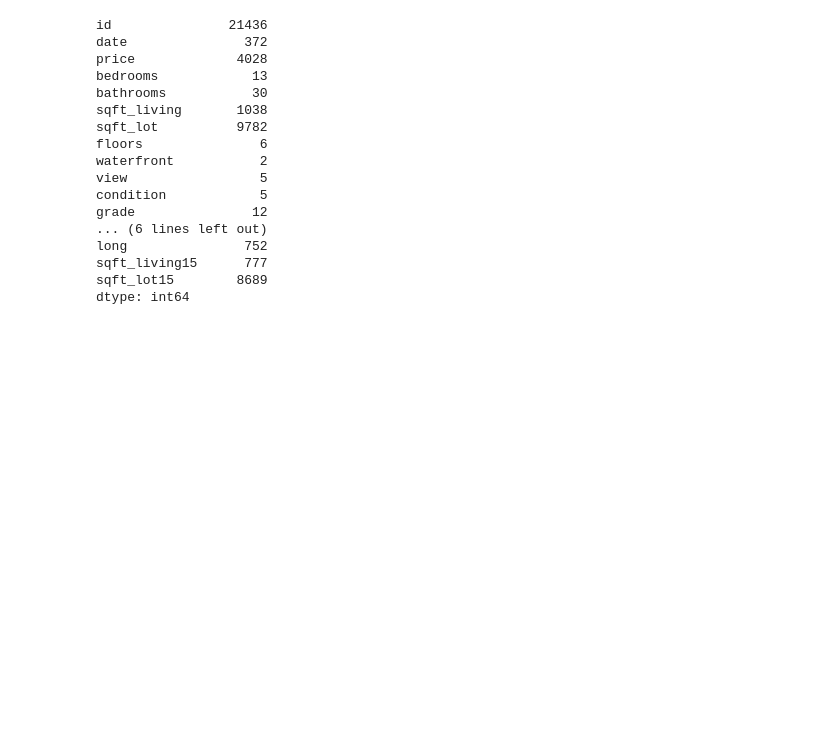
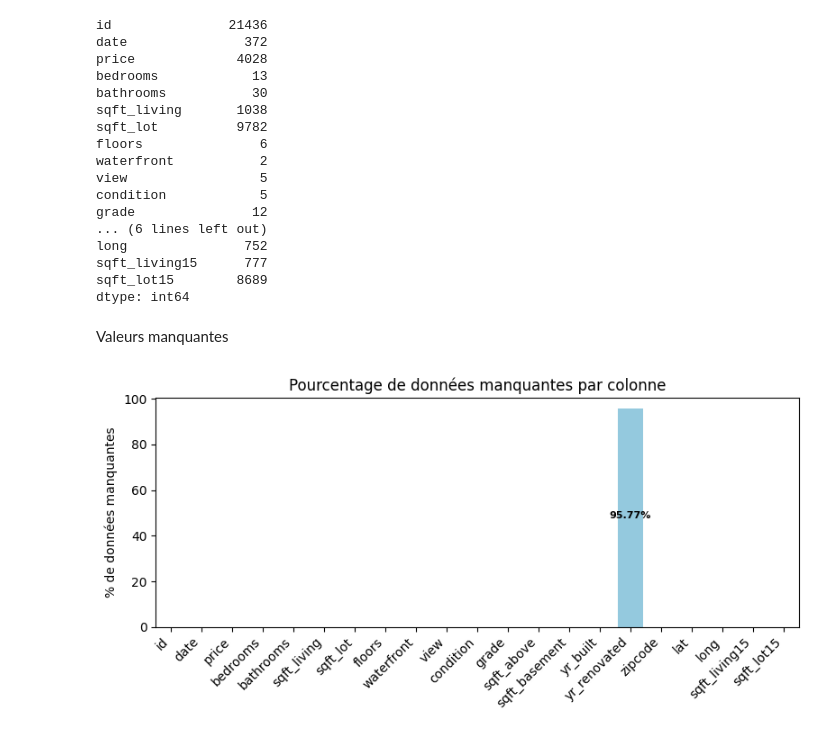
Before and after one commit to AurelPap/apartment-hunter, a Jupyter notebook: working_files_aurel/data-processing.ipynb, the cells around one changed output. Cells and saved outputs as stored; diff of their text form; code cells hidden in the pictures; blank space fills up the shorter version.

```diff
--- a/working_files_aurel/data-processing.ipynb
+++ b/working_files_aurel/data-processing.ipynb
@@ -102,3 +104,29 @@ long               752
 sqft_living15      777
 sqft_lot15        8689
 dtype: int64
+# %% [markdown]
+Valeurs manquantes
+# %%
+# Calculer le pourcentage de données manquantes par colonne
+pourcentage_manquant_par_colonne = df_kc.copy()
+pourcentage_manquant_par_colonne = pourcentage_manquant_par_colonne.isnull().sum() / len(df_kc) * 100
+
+# Créer le graphique à barres
+plt.figure(figsize=(8, 4))
+sns.barplot(pourcentage_manquant_par_colonne, color='skyblue')
+plt.title('Pourcentage de données manquantes par colonne')
+plt.ylabel("% de données manquantes")
+plt.xticks(rotation=45, ha='right')
+plt.tight_layout()
+
+
+
+# Ajouter les valeurs non nulles au-dessus de chaque barre
+for i, v in enumerate(pourcentage_manquant_par_colonne.values):
+    if v != 0:  # Vérifier si la valeur est non nulle
+        plt.text(i, (v / 2) - 1, f"{round(v, 2)}%", ha='center', va='bottom', fontsize=8, fontweight='bold')
+
+
+plt.show()
+# %% [output]
+[figure, added]
```
Also changed, not shown: parts of 5 cells of this notebook, 1 other file.
